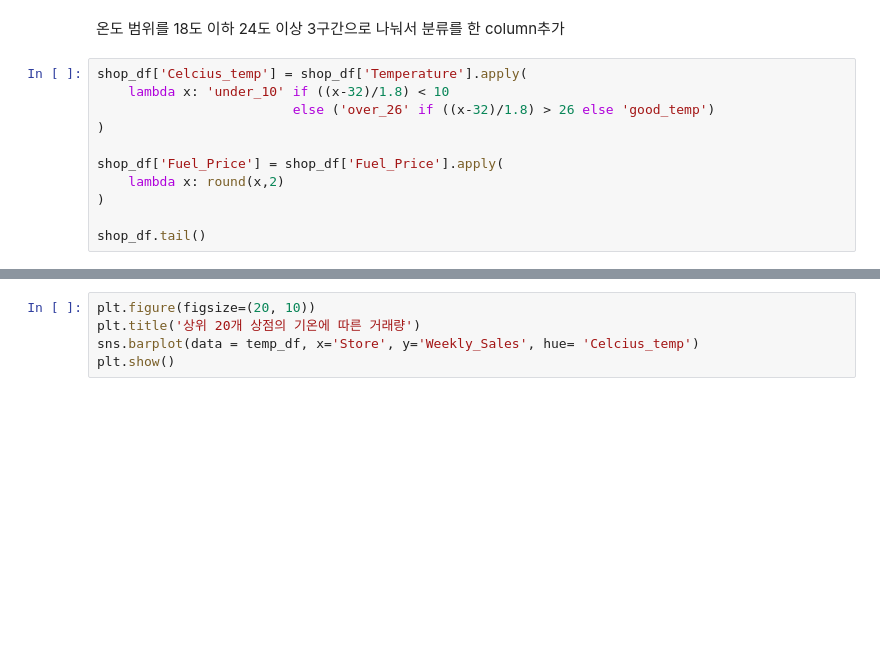
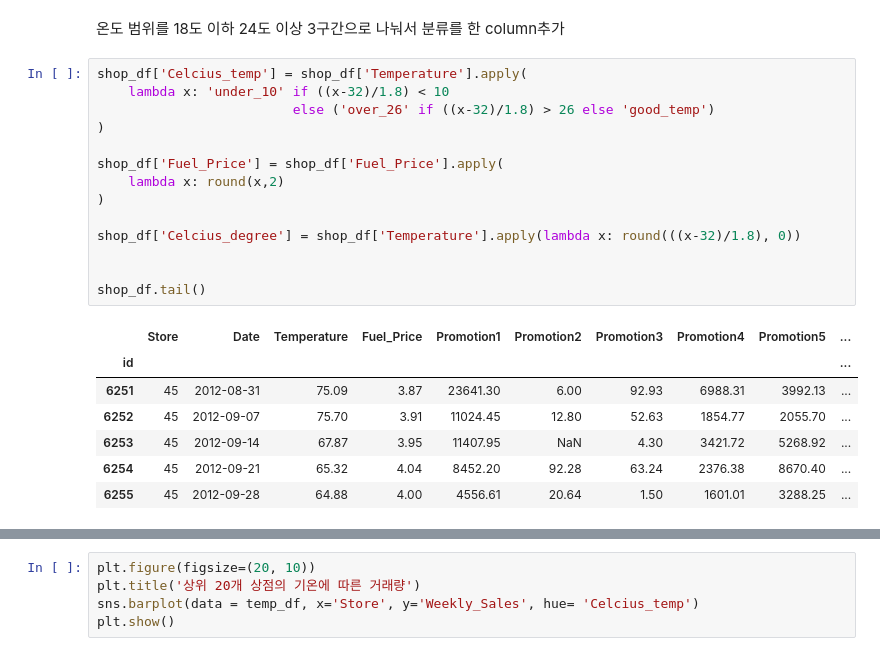
Before and after one commit to jsw6872/DataScience-ML-Spring, a Jupyter notebook: teamlabxinflearn/week_4/vizualization/assignment/sales_shopping_mall_branch.ipynb, the cells around one changed output, grey strips where cells are left out. Cells and saved outputs as stored; diff of their text form; blank space fills up the shorter version.

```diff
--- a/teamlabxinflearn/week_4/vizualization/assignment/sales_shopping_mall_branch.ipynb
+++ b/teamlabxinflearn/week_4/vizualization/assignment/sales_shopping_mall_branch.ipynb
@@ -47,14 +44,25 @@ shop_df.isnull().sum()
 # %%
 shop_df['Celcius_temp'] = shop_df['Temperature'].apply(
     lambda x: 'under_10' if ((x-32)/1.8) < 10
                          else ('over_26' if ((x-32)/1.8) > 26 else 'good_temp')
 )
 
 shop_df['Fuel_Price'] = shop_df['Fuel_Price'].apply(
     lambda x: round(x,2)
 )
 
+shop_df['Celcius_degree'] = shop_df['Temperature'].apply(lambda x: round(((x-32)/1.8), 0))
+
+
 shop_df.tail()
+# %% [output]
+|  | Store | Date | Temperature | Fuel_Price | Promotion1 | Promotion2 | Promotion3 | Promotion4 | Promotion5 | ... |
+| id |  |  |  |  |  |  |  |  |  | ... |
+| 6251 | 45 | 2012-08-31 | 75.09 | 3.87 | 23641.30 | 6.00 | 92.93 | 6988.31 | 3992.13 | ... |
+| 6252 | 45 | 2012-09-07 | 75.70 | 3.91 | 11024.45 | 12.80 | 52.63 | 1854.77 | 2055.70 | ... |
+| 6253 | 45 | 2012-09-14 | 67.87 | 3.95 | 11407.95 | NaN | 4.30 | 3421.72 | 5268.92 | ... |
+| 6254 | 45 | 2012-09-21 | 65.32 | 4.04 | 8452.20 | 92.28 | 63.24 | 2376.38 | 8670.40 | ... |
+| 6255 | 45 | 2012-09-28 | 64.88 | 4.00 | 4556.61 | 20.64 | 1.50 | 1601.01 | 3288.25 | ... |
 # %%
 top_rank_store_list = shop_df.groupby('Store').mean()['Weekly_Sales'].sort_values()[::-1][:20].index
 top_rank_store_df = pd.DataFrame()
```
Also changed, not shown: parts of 7 cells of this notebook.
